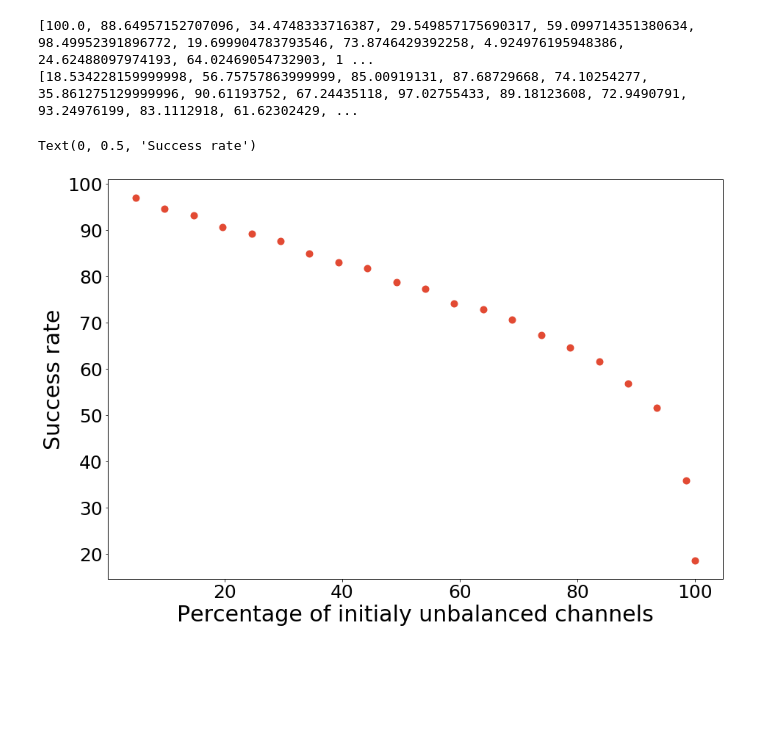
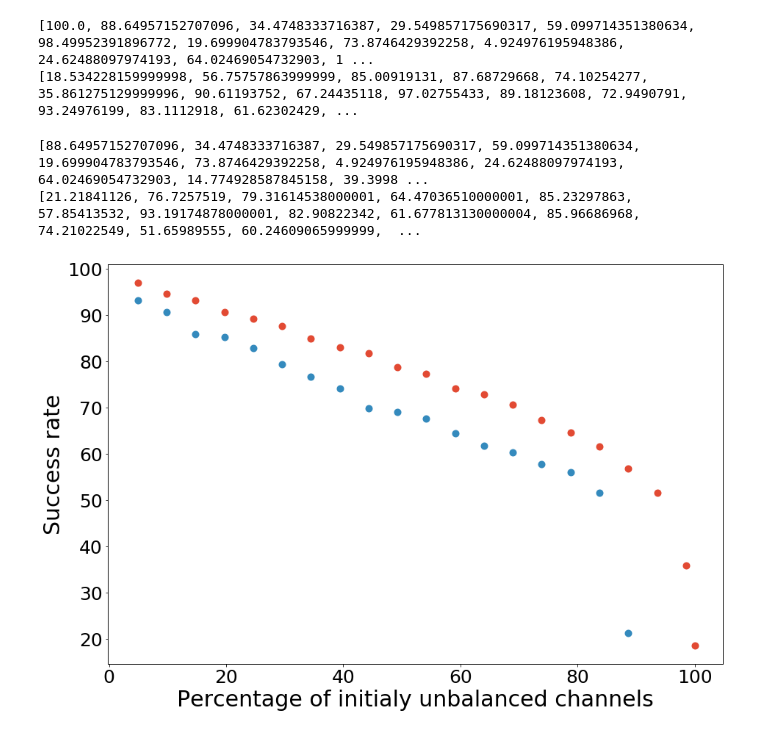
Before and after one commit to soheilzi/effective-flow, a Jupyter notebook: ub_results/ubResult.ipynb, the cells around one changed output. Cells and saved outputs as stored; diff of their text form; code cells hidden in the pictures; blank space fills up the shorter version.

```diff
--- a/ub_results/ubResult.ipynb
+++ b/ub_results/ubResult.ipynb
@@ -52,11 +58,24 @@ print(successRate)
 # %% [output]
 [100.0, 88.64957152707096, 34.4748333716387, 29.549857175690317, 59.099714351380634, 98.49952391896772, 19.699904783793546, 73.8746429392258, 4.924976195948386, 24.62488097974193, 64.02469054732903, 1 ...
 [18.534228159999998, 56.75757863999999, 85.00919131, 87.68729668, 74.10254277, 35.861275129999996, 90.61193752, 67.24435118, 97.02755433, 89.18123608, 72.9490791, 93.24976199, 83.1112918, 61.62302429, ...
+# %%
+output_dir = "EBC_networks"
+EBC_unbalanced_channels = []
+EBC_successRate = []
+for directory in pathlib.Path(output_dir).glob('*'):
+    if int(str(directory).split("/")[-1]) % 1500 == 0:
+        add_new_data(str(directory), EBC_unbalanced_channels, EBC_successRate)
+print(EBC_unbalanced_channels)
+print(EBC_successRate)
+# %% [output]
+[88.64957152707096, 34.4748333716387, 29.549857175690317, 59.099714351380634, 19.699904783793546, 73.8746429392258, 4.924976195948386, 24.62488097974193, 64.02469054732903, 14.774928587845158, 39.3998 ...
+[21.21841126, 76.7257519, 79.31614538000001, 64.47036510000001, 85.23297863, 57.85413532, 93.19174878000001, 82.90822342, 61.677813130000004, 85.96686968, 74.21022549, 51.65989555, 60.24609065999999,  ...
 # %%
 plt.scatter(unbalanced_channels, successRate, linewidth=4)
+plt.scatter(EBC_unbalanced_channels, EBC_successRate, linewidth=4)
 
 plt.xlabel("Percentage of initialy unbalanced channels")
 plt.ylabel("Success rate")
+plt.show()
 # %% [output]
-Text(0, 0.5, 'Success rate')
-[figure, old version]
+[figure, new version]
```
Also changed, not shown: parts of 4 cells of this notebook, 45 other files.
